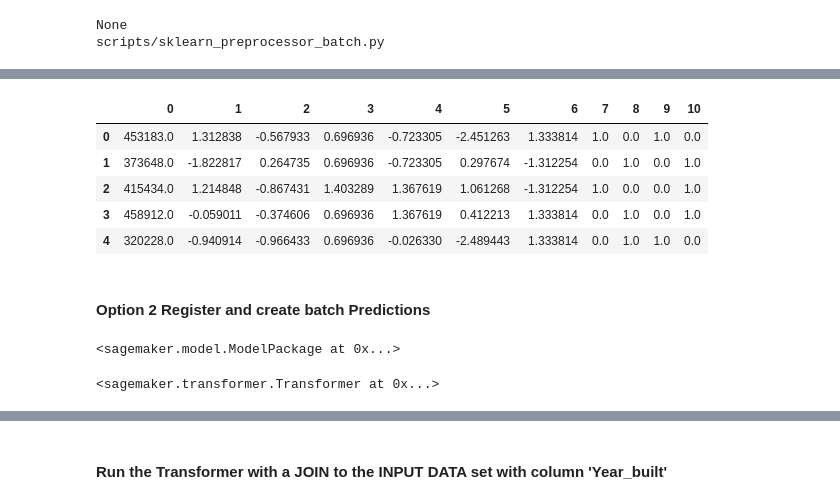
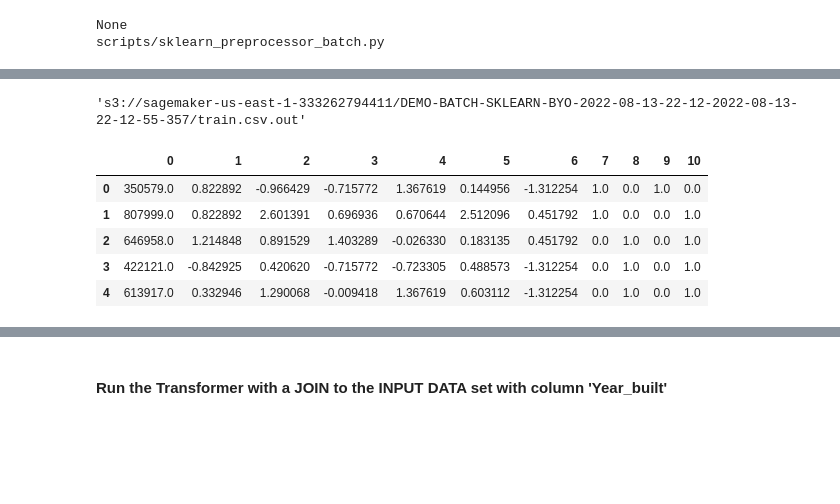
Before and after one commit to rsgrewal-aws/sagemaker-im, a Jupyter notebook: deploy/mme/Batch-LinearLearner.ipynb, the cells around one changed output, grey strips where cells are left out. Saved outputs shown, nothing was run; the diff lists cells and outputs as text; code cells hidden in the pictures; blank space fills up the shorter version.

```diff
--- a/deploy/mme/Batch-LinearLearner.ipynb
+++ b/deploy/mme/Batch-LinearLearner.ipynb
@@ -160,2 +538,8 @@ Using location of the TAR ball from s3://sagemaker-us-east-1-622343165275/infere
 # %% [markdown]
 #### Upload the Model as tar ball into S3 location for use
+# %%
+# - UPLOAD the MODEL to S3
+desired_model_s3 = 's3://{}/{}'.format(sagemaker_session.default_bucket(),'byom/scikit-learnestimator/model/batch')
+print(desired_model_s3)
+model_s3_upload=sagemaker.s3.S3Uploader().upload(local_path='./models/batch/model.tar.gz', desired_s3_uri=desired_model_s3,sagemaker_session=sagemaker_session)
+print(model_s3_upload)
@@ -179,7 +566,7 @@ sklearn_model_name = "DEMO-BATCH-SKLEARN-BYO-" + time.strftime("%Y-%m-%d-%H-%M-%
 
 sklearn_model = SKLearnModel(
     name=sklearn_model_name,
-    model_data=batch_model_inputs[0], #model_data_new_loc,
+    model_data=model_s3_upload, #model_data_new_loc,
     role=role,
     sagemaker_session=sagemaker_session,
     entry_point="scripts/sklearn_preprocessor_batch.py",
@@ -239,14 +616,17 @@ mkdir: cannot create directory ‘./data/temp_output’: File exists
+# %%
+out_file_name = '{}/train.csv.out'.format(batch_transformer.output_path)
+out_file_name
+# %% [output]
+'s3://sagemaker-us-east-1-333262794411/DEMO-BATCH-SKLEARN-BYO-2022-08-13-22-12-2022-08-13-22-12-55-357/train.csv.out'
 # %%
 # - download the file
-sagemaker.s3.S3Downloader().download(s3_uri=f'{batch_transformer.output_path}/train.csv.out', local_path='./data/temp_output', sagemaker_session=sagemaker_session)
+sagemaker.s3.S3Downloader().download(s3_uri=out_file_name, local_path='./data/output', sagemaker_session=sagemaker_session)
 output_df = pd.read_csv(filepath_or_buffer='./data/output/train.csv.out', header=None)
 output_df.head(5)
 # %% [output]
 |  | 0 | 1 | 2 | 3 | 4 | 5 | 6 | 7 | 8 | 9 | 10 |
-| 0 | 453183.0 | 1.312838 | -0.567933 | 0.696936 | -0.723305 | -2.451263 | 1.333814 | 1.0 | 0.0 | 1.0 | 0.0 |
-| 1 | 373648.0 | -1.822817 | 0.264735 | 0.696936 | -0.723305 | 0.297674 | -1.312254 | 0.0 | 1.0 | 0.0 | 1.0 |
-| 2 | 415434.0 | 1.214848 | -0.867431 | 1.403289 | 1.367619 | 1.061268 | -1.312254 | 1.0 | 0.0 | 0.0 | 1.0 |
-| 3 | 458912.0 | -0.059011 | -0.374606 | 0.696936 | 1.367619 | 0.412213 | 1.333814 | 0.0 | 1.0 | 0.0 | 1.0 |
-| 4 | 320228.0 | -0.940914 | -0.966433 | 0.696936 | -0.026330 | -2.489443 | 1.333814 | 0.0 | 1.0 | 1.0 | 0.0 |
+| 0 | 350579.0 | 0.822892 | -0.966429 | -0.715772 | 1.367619 | 0.144956 | -1.312254 | 1.0 | 0.0 | 1.0 | 0.0 |
+| 1 | 807999.0 | 0.822892 | 2.601391 | 0.696936 | 0.670644 | 2.512096 | 0.451792 | 1.0 | 0.0 | 0.0 | 1.0 |
+| 2 | 646958.0 | 1.214848 | 0.891529 | 1.403289 | -0.026330 | 0.183135 | 0.451792 | 0.0 | 1.0 | 0.0 | 1.0 |
+| 3 | 422121.0 | -0.842925 | 0.420620 | -0.715772 | -0.723305 | 0.488573 | -1.312254 | 0.0 | 1.0 | 0.0 | 1.0 |
+| 4 | 613917.0 | 0.332946 | 1.290068 | -0.009418 | 1.367619 | 0.603112 | -1.312254 | 0.0 | 1.0 | 0.0 | 1.0 |
-# %% [markdown]
-#### Option 2 Register and create batch Predictions
@@ -264,17 +632,0 @@ model_registry_package = sklearn_model.register(
-# %%
-model_registry_package
-# %% [output]
-<sagemaker.model.ModelPackage at 0x...>
-# %%
-registry_transformer = model_registry_package.transformer(
-    instance_count=1,
-    instance_type='ml.m5.xlarge',
-    assemble_with='Line',
-    accept='text/csv',
-    max_concurrent_transforms=8,
-    strategy="MultiRecord",
-    max_payload=6,
-)
-registry_transformer
-# %% [output]
-<sagemaker.transformer.Transformer at 0x...>
```
Also changed, not shown: parts of 59 cells of this notebook, 2 other files.
